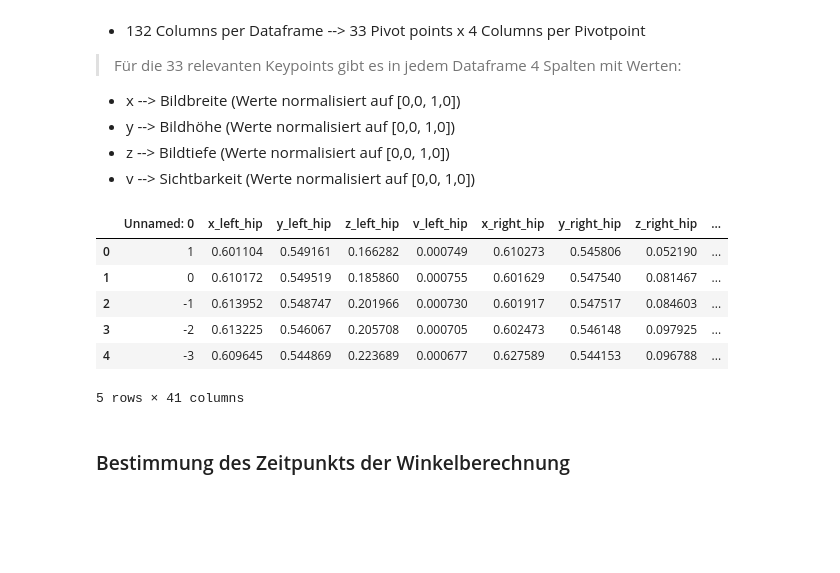
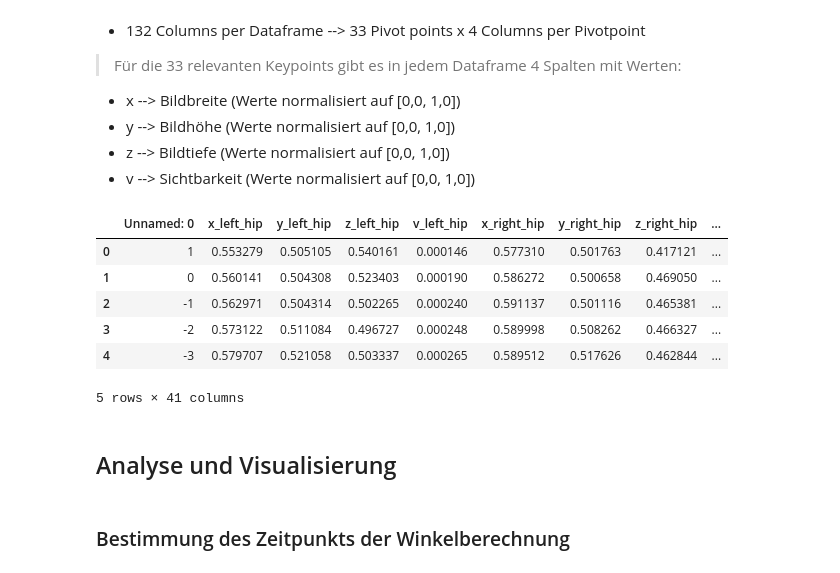
Before and after one commit to robring/running_pose_analytics, a Jupyter notebook: ankleCalc.ipynb, the cells around one changed output. Cells and saved outputs as stored; diff of their text form; code cells hidden in the pictures; blank space fills up the shorter version.

Commit message:
angle calculation _ Visualisierung und Erweiterung der DFs

```diff
--- a/ankleCalc.ipynb
+++ b/ankleCalc.ipynb
@@ -79,19 +68,21 @@ print(f'{amountData} DataCells')
 * z -->  Bildtiefe (Werte normalisiert auf [0,0, 1,0])
 * v -->  Sichtbarkeit (Werte normalisiert auf [0,0, 1,0])
 # %%
-df = df_dict_all["Joggen_9"]
+df = df_dict_all["Joggen_7"]
 df.columns
 df = df * -1
 df = df + 1
 df.head()
 # %% [output]
 |  | Unnamed: 0 | x_left_hip | y_left_hip | z_left_hip | v_left_hip | x_right_hip | y_right_hip | z_right_hip | ... |
-| 0 | 1 | 0.601104 | 0.549161 | 0.166282 | 0.000749 | 0.610273 | 0.545806 | 0.052190 | ... |
-| 1 | 0 | 0.610172 | 0.549519 | 0.185860 | 0.000755 | 0.601629 | 0.547540 | 0.081467 | ... |
-| 2 | -1 | 0.613952 | 0.548747 | 0.201966 | 0.000730 | 0.601917 | 0.547517 | 0.084603 | ... |
-| 3 | -2 | 0.613225 | 0.546067 | 0.205708 | 0.000705 | 0.602473 | 0.546148 | 0.097925 | ... |
-| 4 | -3 | 0.609645 | 0.544869 | 0.223689 | 0.000677 | 0.627589 | 0.544153 | 0.096788 | ... |
+| 0 | 1 | 0.553279 | 0.505105 | 0.540161 | 0.000146 | 0.577310 | 0.501763 | 0.417121 | ... |
+| 1 | 0 | 0.560141 | 0.504308 | 0.523403 | 0.000190 | 0.586272 | 0.500658 | 0.469050 | ... |
+| 2 | -1 | 0.562971 | 0.504314 | 0.502265 | 0.000240 | 0.591137 | 0.501116 | 0.465381 | ... |
+| 3 | -2 | 0.573122 | 0.511084 | 0.496727 | 0.000248 | 0.589998 | 0.508262 | 0.466327 | ... |
+| 4 | -3 | 0.579707 | 0.521058 | 0.503337 | 0.000265 | 0.589512 | 0.517626 | 0.462844 | ... |
 5 rows × 41 columns
+# %% [markdown]
+## Analyse und Visualisierung
 # %% [markdown]
 ### Bestimmung des Zeitpunkts der Winkelberechnung
 # %% [markdown]
```
Also changed, not shown: parts of 12 cells of this notebook, 2 other files.
